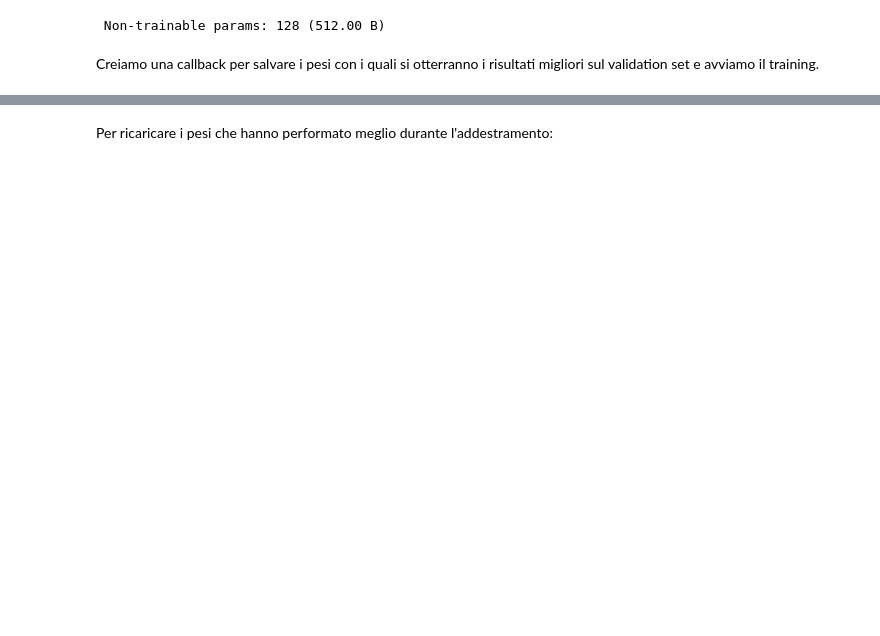
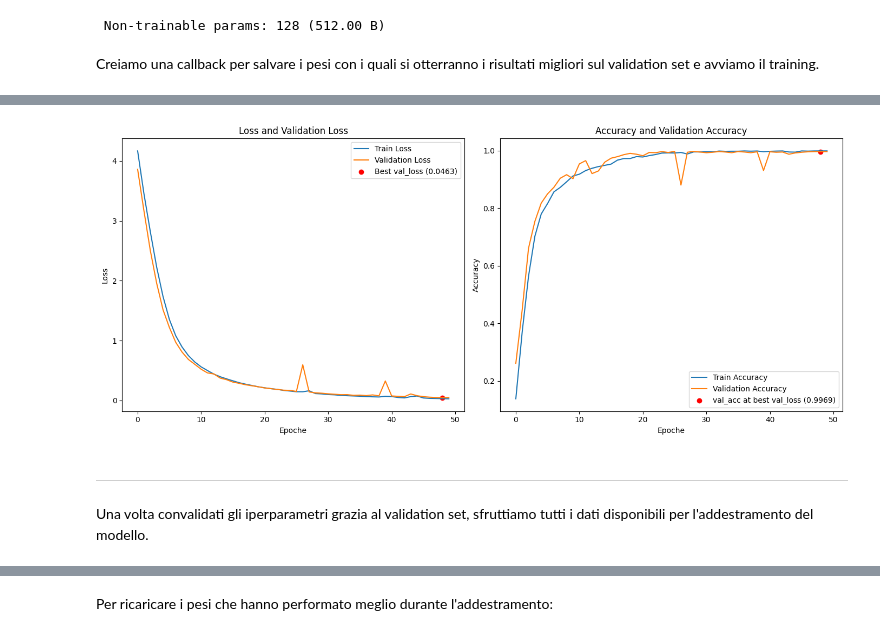
Before and after one commit to Cipe96/EEG-Recognition, a Jupyter notebook: Classificatore_Convolutivo.ipynb, the cells around one changed output, grey strips where cells are left out. Drawn from its saved outputs; the diff is of its cells as text; code cells hidden in the pictures; blank space fills up the shorter version.

Commit message:
Addestramento finale senza validazione e salvataggio pesi utili

```diff
--- a/Classificatore_Convolutivo.ipynb
+++ b/Classificatore_Convolutivo.ipynb
@@ -117,3 +106,17 @@ model.compile(loss='categorical_crossentropy', optimizer='adam', metrics=['accur
+# %%
+# Preleviamo la shape da dare in input al modello
+shape=(train_data.shape[1], train_data.shape[2])
+
+# Impostiamo i parametri per i blocchi convolutivi
+filtri = 64
+strati = 1
+dropout = 0.15
+primo_sep = False
+
+model = convolutivo(num_classes, shape, filtri, dropout, strati, primo_sep)
+
+# Compiliamo il modello
+model.compile(loss='categorical_crossentropy', optimizer='adam', metrics=['accuracy'])
 # %% [markdown]
 Verifichiamo che il modello sia costruito come vogliamo.
 # %%
@@ -144,9 +146,10 @@ Model: "functional_28"
 # %% [markdown]
 Creiamo una callback per salvare i pesi con i quali si otterranno i risultati migliori sul validation set e avviamo il training.
 # %%
+#@title Addestramento con validazione
 #Salviamo i pesi dell'epoca in cui abbiamo ottenuto il val_loss minore
 callback = [
-    tf.keras.callbacks.ModelCheckpoint(filepath="Convolutivo.keras", save_best_only=True, monitor="val_loss"),
+    tf.keras.callbacks.ModelCheckpoint(filepath=f"best-{banda}-conv.keras", save_best_only=True, monitor="val_loss"),
 ]
 
 # Addestriamo il modello
@@ -163,0 +175,45 @@ Epoch 5/50
+# %%
+#@title Grafico confroto fra Loss e Accuratezze
+# Estrarre i dati dall'oggetto `history`
+loss = history.history['loss']
+val_loss = history.history['val_loss']
+accuracy = history.history.get('accuracy', [])  # Alcuni modelli usano 'acc' invece di 'accuracy'
+val_accuracy = history.history.get('val_accuracy', [])
+
+# Individuare l'epoca con la miglior val_loss
+best_epoch = np.argmin(val_loss)
+best_val_loss = val_loss[best_epoch]
+
+# Creare i grafici
+fig, axes = plt.subplots(1, 2, figsize=(14, 6))  # Un grafico accanto all'altro
+
+# Grafico Loss
+axes[0].plot(loss, label="Train Loss")
+axes[0].plot(val_loss, label="Validation Loss")
+axes[0].scatter(best_epoch, best_val_loss, color='red', label=f"Best val_loss ({best_val_loss:.4f})")
+axes[0].set_title("Loss and Validation Loss")
+axes[0].set_xlabel("Epoche")
+axes[0].set_ylabel("Loss")
+axes[0].legend()
+
+# Grafico Accuracy
+if accuracy and val_accuracy:
+    axes[1].plot(accuracy, label="Train Accuracy")
+    axes[1].plot(val_accuracy, label="Validation Accuracy")
+    if val_accuracy:
+        best_val_accuracy = val_accuracy[best_epoch]
+        axes[1].scatter(best_epoch, best_val_accuracy, color='red', label=f"val_acc at best val_loss ({best_val_accuracy:.4f})")
+    axes[1].set_title("Accuracy and Validation Accuracy")
+    axes[1].set_xlabel("Epoche")
+    axes[1].set_ylabel("Accuracy")
+    axes[1].legend()
+
+# Mostrare i grafici
+plt.tight_layout()
+plt.show()
+# %% [output]
+[figure, added]
+# %% [markdown]
+---
+Una volta convalidati gli iperparametri grazia al
+validation set, sfruttiamo tutti i dati disponibili per l'addestramento del modello.
```
Also changed, not shown: parts of 20 cells of this notebook.
